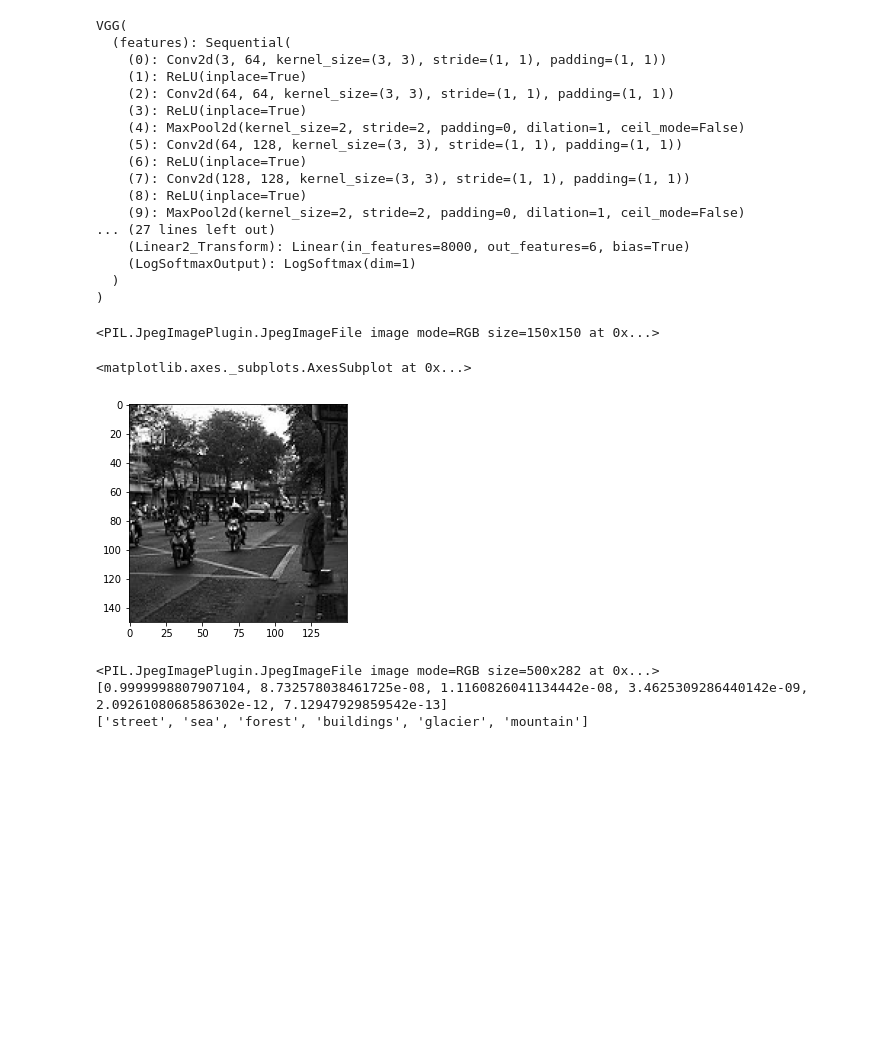
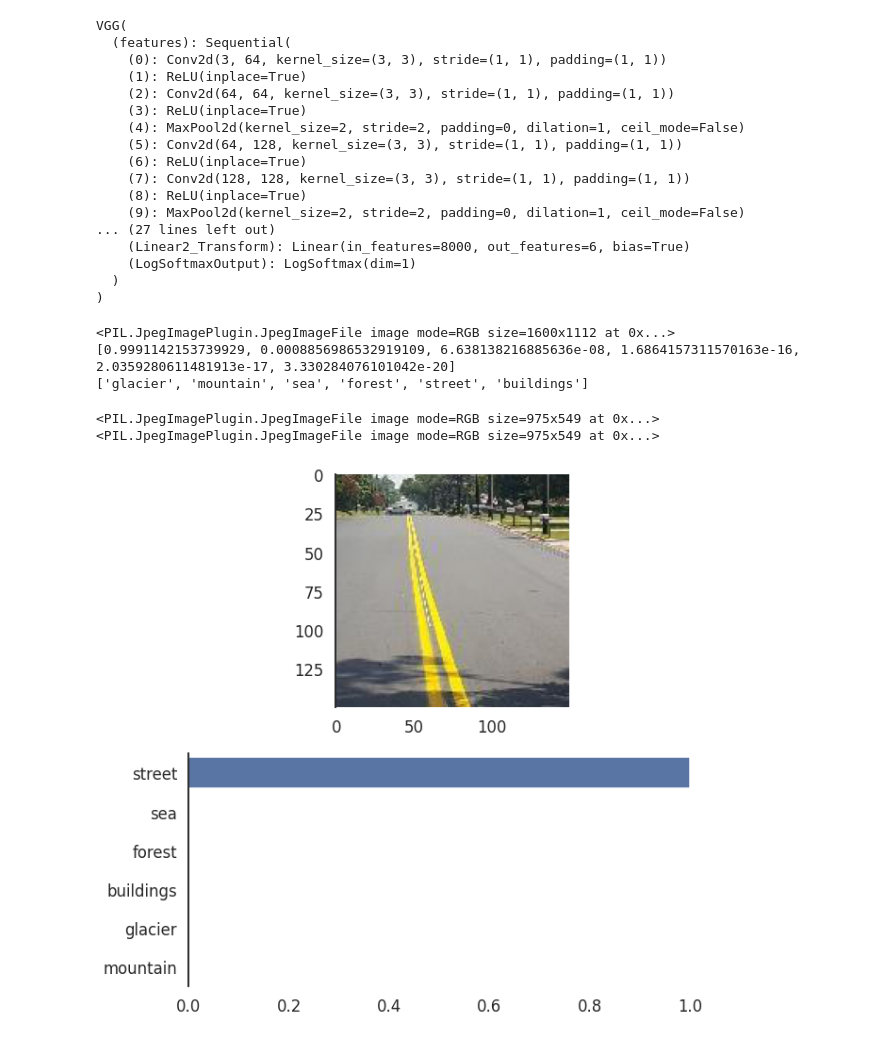
Before and after one commit to ManilShrestha/IntelImageClassification, a Jupyter notebook: intel_image_classification.ipynb, the cells around one changed output. Drawn from its saved outputs; the diff is of its cells as text; code cells hidden in the pictures; blank space fills up the shorter version.

```diff
--- a/intel_image_classification.ipynb
+++ b/intel_image_classification.ipynb
@@ -515,8 +556,8 @@ def process_image(image_path):
   image = Image.open(image_path)
   #print(image)
 
-  # Resize, thumbnail maintains aspect ratio, first changing the size to 500 by 500
-  image.thumbnail((500,500))
+  # Resize, thumbnail maintains aspect ratio, first changing the size to 200 by 200
+  image.resize((150,150))
   print(image)
   # Now cropping so that the size is 150*150 as the training data set
   margin_l = (image.width - 150)/2   #  Get the crop start at left
@@ -539,9 +580,9 @@ def process_image(image_path):
 
   return np_image
 # %%
-def display_image(image):
-
-  figure, axis = plt.subplots()
+def display_image(image, axis = None):
+  if axis is None:
+    figure, axis = plt.subplots()
   # Rearranging the array so that channel is 3 dimension.. Pytorch as channel in first element of the arry, matplotlib has it as third element
   image = image.transpose((1,2,0))
 
@@ -550,19 +591,9 @@ def display_image(image):
   std = np.array([0.229,0.224,0.225])
   image = image * std + mean
 
-  # Clipping image to 0-1 range
-  # image = np.clip(image,0,1)
   axis.imshow(image)
 
   return axis
-
-image = process_image('/content/drive/MyDrive/ColabNotebooks/IntelImageClassification/seg_pred/seg_pred/3.jpg')
-
-display_image(image)
-# %% [output]
-<PIL.JpegImagePlugin.JpegImageFile image mode=RGB size=150x150 at 0x...>
-<matplotlib.axes._subplots.AxesSubplot at 0x...>
-[figure, removed]
 # %%
 def classify (image_path, model):
   '''
@@ -606,10 +637,34 @@ def classify (image_path, model):
 
 # classification_prob, classes = classify('/content/drive/MyDrive/ColabNotebooks/IntelImageClassification/seg_pred/seg_pred/952.jpg', cnn_model)
 
-prediction_prob, classes = classify('/content/drive/MyDrive/ColabNotebooks/IntelImageClassification/street_1.jpg', cnn_model)
+prediction_prob, classifications = classify('/content/drive/MyDrive/ColabNotebooks/IntelImageClassification/mountain.jpg', cnn_model)
 print(prediction_prob)
-print(classes)
+print(classifications)
 # %% [output]
-<PIL.JpegImagePlugin.JpegImageFile image mode=RGB size=500x282 at 0x...>
-[0.9999998807907104, 8.732578038461725e-08, 1.1160826041134442e-08, 3.4625309286440142e-09, 2.0926108068586302e-12, 7.12947929859542e-13]
-['street', 'sea', 'forest', 'buildings', 'glacier', 'mountain']
+<PIL.JpegImagePlugin.JpegImageFile image mode=RGB size=1600x1112 at 0x...>
+[0.9991142153739929, 0.0008856986532919109, 6.638138216885636e-08, 1.6864157311570163e-16, 2.0359280611481913e-17, 3.330284076101042e-20]
+['glacier', 'mountain', 'sea', 'forest', 'street', 'buildings']
+# %%
+def image_classification(imagepath, model):
+  plt.figure(figsize=(10,10))
+  plt_a = plt.subplot(2,1,1)
+  given_image = process_image(imagepath)
+
+  display_image(given_image, plt_a)
+
+  # Classify the given image
+  prediction_prob, classifications = classify(imagepath, model)
+
+  # Show bar chart with probability values
+  plt.subplot(2,1,2)
+  sns.set_theme(style="white", context="talk")
+  sns.barplot(x=prediction_prob, y=classifications, palette="deep" )
+
+  sns.despine(bottom=True)
+
+
+display_image_class('/content/drive/MyDrive/ColabNotebooks/IntelImageClassification/street_1.jpg', cnn_model)
+# %% [output]
+<PIL.JpegImagePlugin.JpegImageFile image mode=RGB size=975x549 at 0x...>
+<PIL.JpegImagePlugin.JpegImageFile image mode=RGB size=975x549 at 0x...>
+[figure, added]
```
Also changed, not shown: parts of 10 cells of this notebook.
